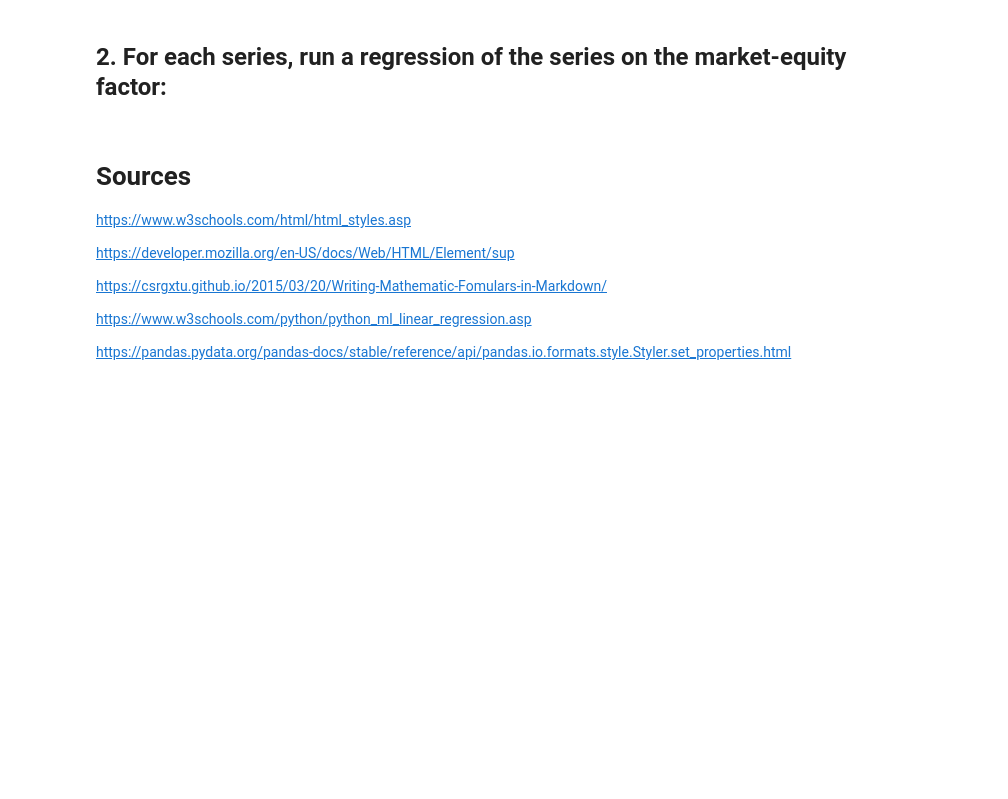
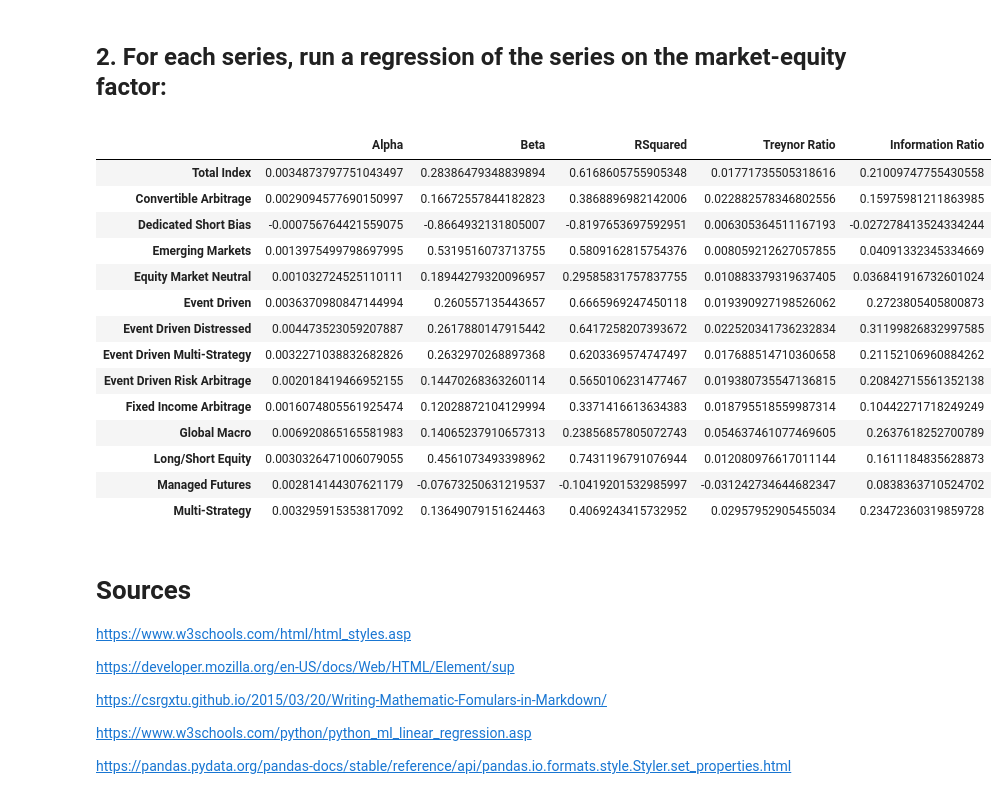
Before and after one commit to brandtlawson/Quant-Course, a Jupyter notebook: HW2/HW2_code.ipynb, the cells around one changed output. Cells and saved outputs as stored; diff of their text form; code cells hidden in the pictures; blank space fills up the shorter version.

```diff
--- a/HW2/HW2_code.ipynb
+++ b/HW2/HW2_code.ipynb
@@ -115,11 +126,19 @@ Treynor Ratio: 0.3349313504905727
 # put that into a loop to calculate the residual for each month, and then say .std()
 # That is what I gathered from the demo regression .ipynb thingy the prof posted yesterday, but I could be
 # tottally wrong and just over complicating it... :P
-predictions = alpha_beta_R2.beta_m*alpha_beta_R2.x + alpha_beta_R2.alpha
-residuals = predictions-alpha_beta_R2.y
 
-#z = y-x #y here should be r^LCTM, so if I'm wrong about that then correct this.
-#info_rat = z.mean()/z.std()
-info_rat = alpha_beta_R2.alpha/(residuals).std()
-print("Infomation Ratio:", info_rat)
+def IR():
+
+    predictions = alpha_beta_R2.beta_m*alpha_beta_R2.x + alpha_beta_R2.alpha
+    residuals = predictions-alpha_beta_R2.y
+
+    #z = y-x #y here should be r^LCTM, so if I'm wrong about that then correct this.
+    #info_rat = z.mean()/z.std()
+    info_rat = alpha_beta_R2.alpha/(residuals).std()
+    #print("Infomation Ratio:", info_rat)
+    IR.answer = pd.DataFrame([{'Information Ratio' : str(info_rat)}])
+
+IR()
+IR.answer
+#Infomation Ratio: 0.41548366282335936
 # %% [output]
@@ -212,19 +232,52 @@ display(hedge_df)
 ## <p style="font-size:18pt"> 2. For each series, run a regression of the series on the market-equity factor:
 # %%
 hedge_excess_rets = pd.read_excel('./hedge_data.xls', sheet_name='HedgeFund_ExcessRets',  index_col='date')
+#print(market_return)
+regression_df = pd.DataFrame()
 
-for (columnName, columnData) in hedge_excess_rets.iteritems():
-    beta_hat = columnData.loc['1994-04-30':'1998-06-30']
-    x = beta_hat.values.reshape(51,)
-    y = raw_data.loc[:,'net'].values
-    slope, intercept, rvalue, pvalue, stderr = stats.linregress(x, y)
-    alpha = intercept
-    beta_m = slope
-    expected_r = y.mean()
-    treynor = expected_r / beta_m
-    z = y-x #y here should be r^LCTM, so if I'm wrong about that then correct this.
-    info_rat = z.mean()/z.std()
-    display('alpha = ' + str(alpha),'beta = ' + str(beta_m),'rsquared = ' + str(rvalue), 'Treynor = ' + str(treynor), 'Information Ratio = ' + str(info_rat))
+for (columnData) in hedge_excess_rets.iteritems():
+
+    alpha_beta_R2(market_return, columnData[1])
+    TR(columnData[1])
+    IR()
+
+    regression_df[columnData[0]] = alpha_beta_R2.answer.loc[0,:].append(TR.answer.loc[0,:]).append(IR.answer.loc[0,:])
+
+    #beta_hat = columnData.loc['1994-04-30':'1998-06-30']
+    #x = beta_hat.values.reshape(51,)
+    #y = raw_data.loc[:,'net'].values
+    #slope, intercept, rvalue, pvalue, stderr = stats.linregress(x, y)
+    #alpha = intercept
+    #beta_m = slope
+    #expected_r = y.mean()
+    #treynor = expected_r / beta_m
+    #z = y-x #y here should be r^LCTM, so if I'm wrong about that then correct this.
+    #info_rat = z.mean()/z.std()
+    #display('alpha = ' + str(alpha),'beta = ' + str(beta_m),'rsquared = ' + str(rvalue), 'Treynor = ' + str(treynor), 'Information Ratio = ' + str(info_rat))
+regression_df.T
+
+
+#0.0034873797751043497  0.28386479348839894  0.6168605755905348
+                   #Alpha                 Beta            RSquared
+#0  0.0029094577690150997  0.16672557844182823  0.3868896982142006
+                   #Alpha                 Beta             RSquared
+#0  -0.000756764421559075  -0.8664932131805007  -0.8197653697592951
+# %% [output]
+|  | Alpha | Beta | RSquared | Treynor Ratio | Information Ratio |
+| Total Index | 0.0034873797751043497 | 0.28386479348839894 | 0.6168605755905348 | 0.01771735505318616 | 0.21009747755430558 |
+| Convertible Arbitrage | 0.0029094577690150997 | 0.16672557844182823 | 0.3868896982142006 | 0.022882578346802556 | 0.15975981211863985 |
+| Dedicated Short Bias | -0.000756764421559075 | -0.8664932131805007 | -0.8197653697592951 | 0.006305364511167193 | -0.027278413524334244 |
+| Emerging Markets | 0.0013975499798697995 | 0.5319516073713755 | 0.5809162815754376 | 0.008059212627057855 | 0.04091332345334669 |
+| Equity Market Neutral | 0.001032724525110111 | 0.18944279320096957 | 0.29585831757837755 | 0.010883379319637405 | 0.036841916732601024 |
+| Event Driven | 0.0036370980847144994 | 0.260557135443657 | 0.6665969247450118 | 0.019390927198526062 | 0.2723805405800873 |
+| Event Driven Distressed | 0.004473523059207887 | 0.2617880147915442 | 0.6417258207393672 | 0.022520341736232834 | 0.31199826832997585 |
+| Event Driven Multi-Strategy | 0.0032271038832682826 | 0.2632970268897368 | 0.6203369574747497 | 0.017688514710360658 | 0.21152106960884262 |
+| Event Driven Risk Arbitrage | 0.002018419466952155 | 0.14470268363260114 | 0.5650106231477467 | 0.019380735547136815 | 0.20842715561352138 |
+| Fixed Income Arbitrage | 0.0016074805561925474 | 0.12028872104129994 | 0.3371416613634383 | 0.018795518559987314 | 0.10442271718249249 |
+| Global Macro | 0.006920865165581983 | 0.14065237910657313 | 0.23856857805072743 | 0.054637461077469605 | 0.2637618252700789 |
+| Long/Short Equity | 0.0030326471006079055 | 0.4561073493398962 | 0.7431196791076944 | 0.012080976617011144 | 0.1611184835628873 |
+| Managed Futures | 0.002814144307621179 | -0.07673250631219537 | -0.10419201532985997 | -0.031242734644682347 | 0.0838363710524702 |
+| Multi-Strategy | 0.003295915353817092 | 0.13649079151624463 | 0.4069243415732952 | 0.02957952905455034 | 0.23472360319859728 |
 # %% [markdown]
 # Sources
 
```
Also changed, not shown: parts of 3 cells of this notebook.
